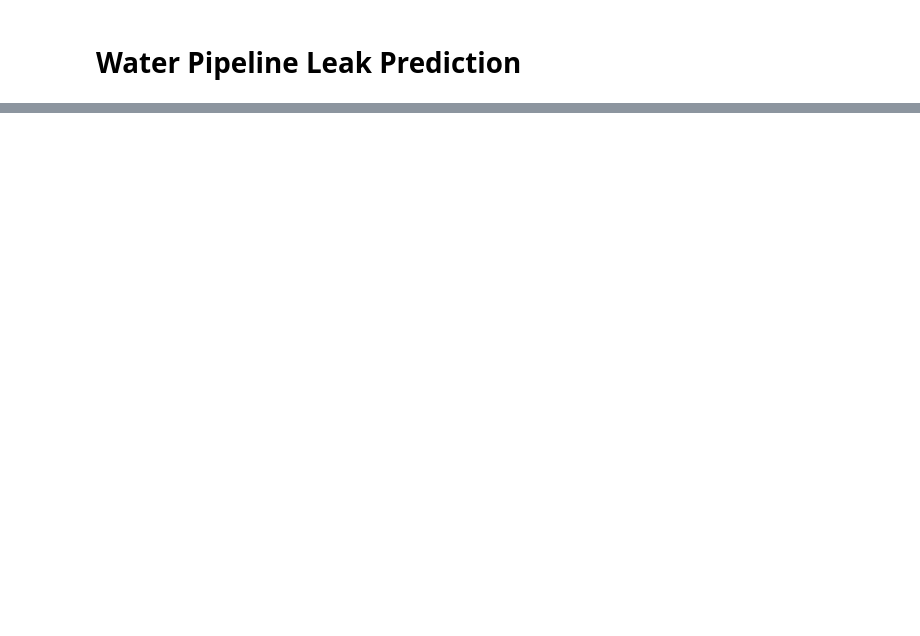
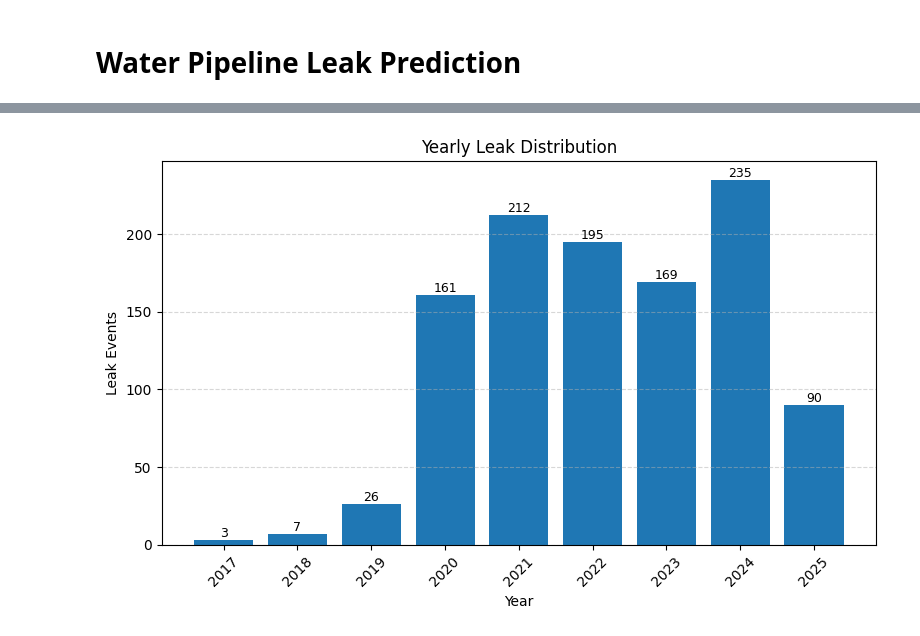
Before and after one commit to Samukelo09/Pipeline-Leak-Prediction, a Jupyter notebook: data_engineering.ipynb, the cells around one changed output, grey strips where cells are left out. Drawn from its saved outputs; the diff is of its cells as text; code cells hidden in the pictures; blank space fills up the shorter version.

```diff
--- a/data_engineering.ipynb
+++ b/data_engineering.ipynb
@@ -135,0 +564,32 @@ rep["event_month"] = pd.to_datetime(rep["event_date"], errors="coerce").dt.month
+# %%
+# Filter valid leak rows with a parsed date
+mask = (rep.get("target_leak", 0) == 1) & rep["event_date"].notna()
+
+if not mask.any():
+    print("No leak rows with valid event_date — yearly chart skipped.")
+else:
+    # Count by year directly from event_date
+    yr_counts = rep.loc[mask, "event_date"].dt.year.value_counts().sort_index()
+
+    # Ensure a complete year range (fill missing with 0)
+    yr_min, yr_max = int(yr_counts.index.min()), int(yr_counts.index.max())
+    full_years = pd.Index(range(yr_min, yr_max + 1), name="Year")
+    yearly_leaks = yr_counts.reindex(full_years, fill_value=0)
+
+    # Plot
+    plt.figure(figsize=(8, 5))
+    plt.bar(yearly_leaks.index.astype(int), yearly_leaks.values)
+    plt.title("Yearly Leak Distribution")
+    plt.xlabel("Year")
+    plt.ylabel("Leak Events")
+    plt.xticks(yearly_leaks.index.astype(int), rotation=45)
+    plt.grid(axis="y", linestyle="--", alpha=0.5)
+
+    # Annotate bars with counts
+    for x, v in zip(yearly_leaks.index.astype(int), yearly_leaks.values):
+        plt.text(x, v, f"{int(v)}", ha="center", va="bottom", fontsize=9)
+
+    plt.tight_layout()
+    plt.show()
+# %% [output]
+[figure, added]
```
Also changed, not shown: parts of 54 cells of this notebook, 7 other files.
